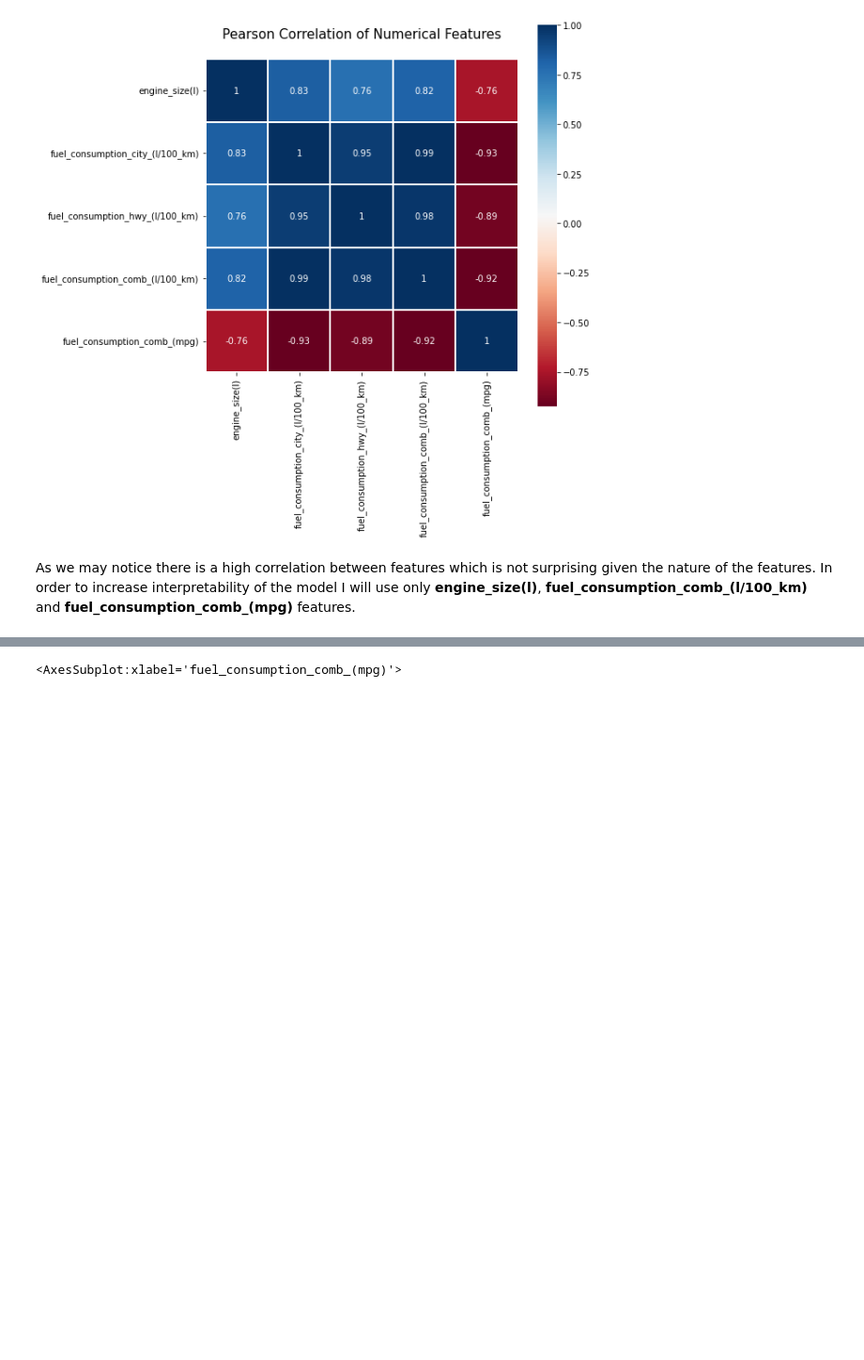
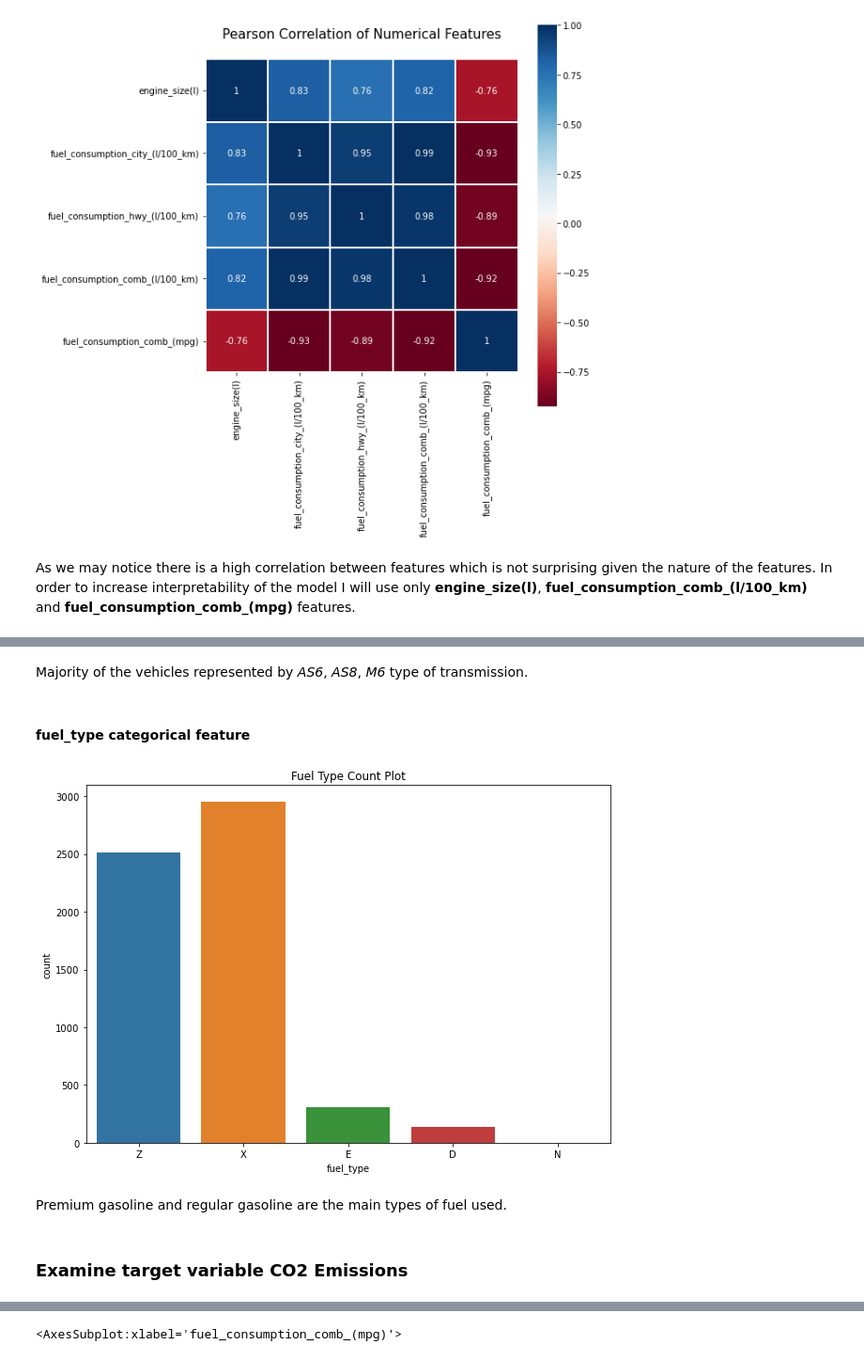
Before and after one commit to DZorikhin/co2_emissions, a Jupyter notebook: notebook.ipynb, the cells around one changed output, grey strips where cells are left out. Shown at 94% size. Cells and saved outputs as stored; diff of their text form; code cells hidden in the pictures; blank space fills up the shorter version.

```diff
--- a/notebook.ipynb
+++ b/notebook.ipynb
@@ -167,0 +205,15 @@ As we may notice there is a high correlation between features which is not surpr
+# %% [markdown]
+Majority of the vehicles represented by *AS6*, *AS8*, *M6* type of transmission.
+# %% [markdown]
+#### **fuel_type** categorical feature
+# %%
+_, axes = plt.subplots(figsize=(10, 7))
+sns.countplot(x='fuel_type', data=df_full_train)
+plt.title('Fuel Type Count Plot')
+plt.show()
+# %% [output]
+[figure, added]
+# %% [markdown]
+Premium gasoline and regular gasoline are the main types of fuel used.
+# %% [markdown]
+### Examine target variable CO2 Emissions
```
Also changed, not shown: parts of 23 cells of this notebook.
